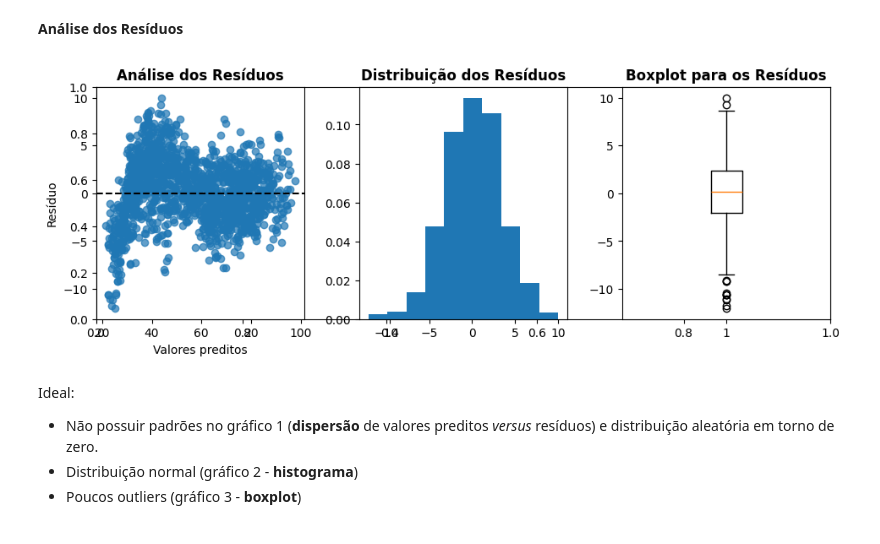
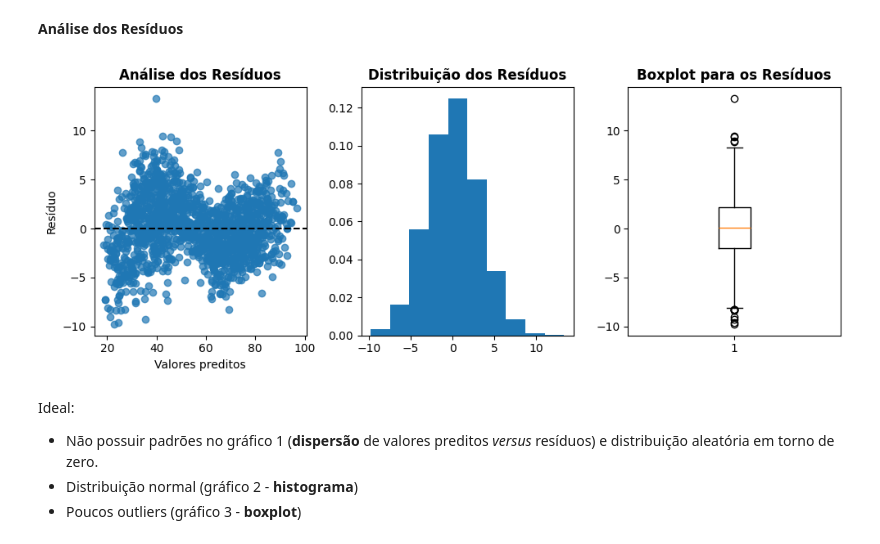
Before and after one commit to OviedoVR/ML_especializacao_2025, a Jupyter notebook: notebooks/RNA_demonstracoes.ipynb, the cells around one changed output. Saved outputs shown, nothing was run; the diff lists cells and outputs as text; code cells hidden in the pictures.

```diff
--- a/notebooks/RNA_demonstracoes.ipynb
+++ b/notebooks/RNA_demonstracoes.ipynb
@@ -372,28 +372,29 @@ Resíduo
 # %% [markdown]
 **Análise dos Resíduos**
 # %%
-fig, ax = plt.subplots(figsize=(10,4));
+fig, ax = plt.subplots(1,3, figsize=(10,4));
 
 # Sub-gráfico 1:
-plt.subplot(1,3,1);
-plt.title('Análise dos Resíduos', weight='bold')
-plt.plot(ytest_pred, residuos, 'o', alpha=0.7);
-plt.axhline(y=0, lw=1.5, ls='--', color='black');
-plt.xlabel('Valores preditos')
-plt.ylabel('Resíduo')
+#plt.subplot(1,3,1);
+ax[0].set_title('Análise dos Resíduos', weight='bold')
+ax[0].plot(ytest_pred, residuos, 'o', alpha=0.7, );
+ax[0].axhline(y=0, lw=1.5, ls='--', color='black');
+ax[0].set_xlabel('Valores preditos')
+ax[0].set_ylabel('Resíduo')
 
 # Sub-gráfico 2:
-plt.subplot(1,3,2);
-plt.title('Distribuição dos Resíduos', weight='bold')
-plt.hist(residuos, density = True, histtype ='barstacked');
+#plt.subplot(1,3,2);
+ax[1].set_title('Distribuição dos Resíduos', weight='bold')
+ax[1].hist(residuos, density = True, histtype ='barstacked');
 
 # Sub-gráfico 3:
-plt.subplot(1,3,3);
-plt.title('Boxplot para os Resíduos', weight='bold')
-plt.boxplot(residuos);
+#plt.subplot(1,3,3);
+ax[2].set_title('Boxplot para os Resíduos', weight='bold')
+ax[2].boxplot(residuos);
+
 plt.tight_layout();
 # %% [output]
-[figure, old version]
+[figure, new version]
 # %% [markdown]
 Ideal:
 
```
Also changed, not shown: parts of 22 cells of this notebook, 4 other files.
